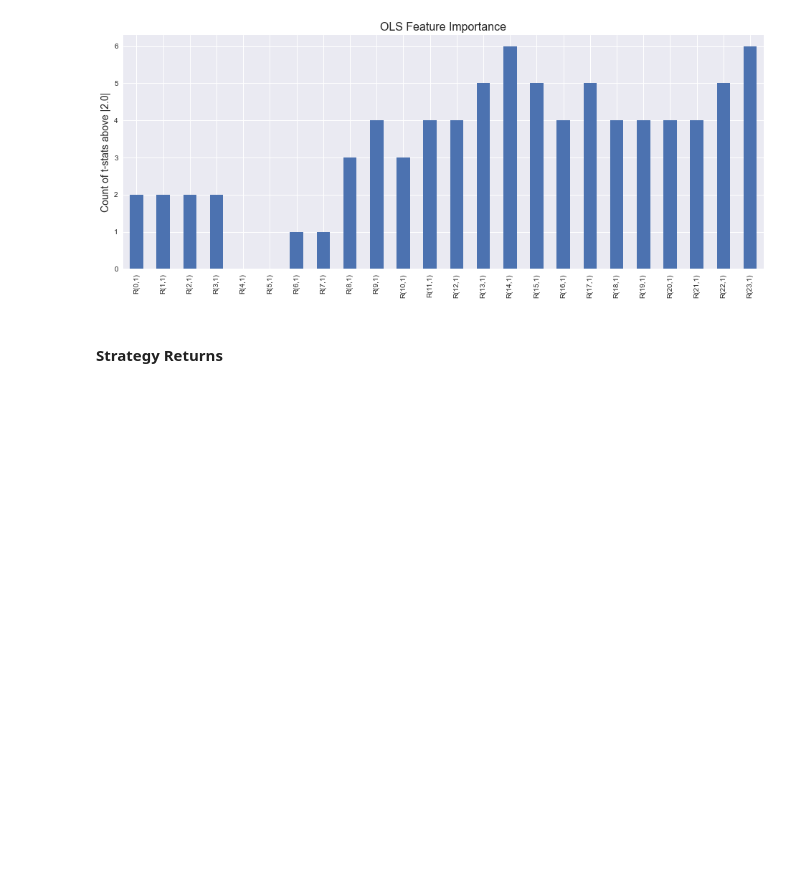
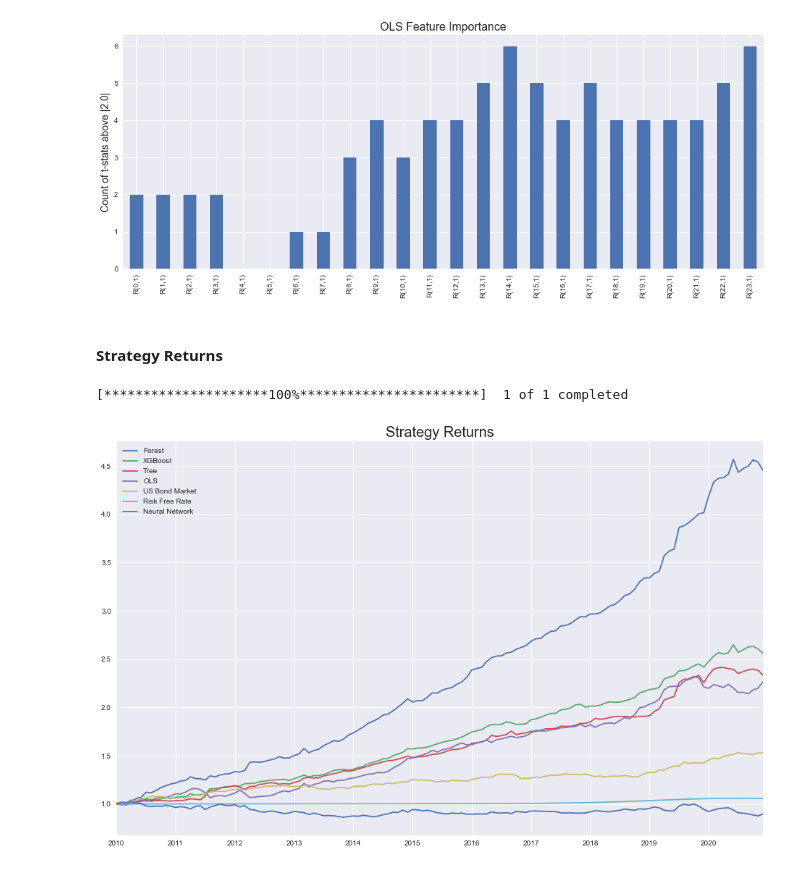
Before and after one commit to santoromano/Corporate-Bond-Factors, a Jupyter notebook: empirics.ipynb, the cells around one changed output. Saved outputs shown, nothing was run; the diff lists cells and outputs as text; code cells hidden in the pictures; blank space fills up the shorter version.

Commit message:
Strategy return plot

```diff
--- a/empirics.ipynb
+++ b/empirics.ipynb
@@ -738,5 +738,39 @@ def strat_return():
 strat_returns, decile_returns = strat_return()
 # %%
 import pandas_datareader.data as pdr
-bonds = pdr.DataReader('AGG', 'stooq', '2001-01-01')
-rf = pdr.DataReader('DGS1MO', 'fred', '2001-01-01')
+import yfinance as yfin
+yfin.pdr_override()
+
+bonds = pdr.get_data_yahoo('AGG', start='2001-01-01')
+rf = pdr.get_data_fred('DGS1MO', start='2001-01-01')
+# %% [output]
+[*********************100%***********************]  1 of 1 completed
+# %%
+strat_returns.index = pd.to_datetime(strat_returns.index)
+
+bond_returns = bonds.sort_index().resample('M').last()['Adj Close']
+bond_returns = np.log(bond_returns/bond_returns.shift(1)).to_frame()
+bond_returns.columns = ['US Bond Market']
+bond_returns.index = pd.to_datetime(bond_returns.index)
+
+rf_returns = rf.sort_index().resample('M').mean()/100
+rf_returns = (1+rf_returns)**(1/12)-1
+rf_returns.columns = ['Risk Free Rate']
+# %%
+bonds = pd.merge(bond_returns, rf_returns, left_index=True, right_index=True)
+returns = pd.merge(strat_returns, bonds, left_index=True, right_index=True)
+# %%
+returns = (1+returns[['Forest', 'XGBoost','Tree', 'OLS', 'US Bond Market','Risk Free Rate',  'Neural Network']]).cumprod()
+# %%
+fig, ax = plt.subplots(figsize=(16,10))
+
+ax = returns.plot(ax=ax)
+ax.set_title('Strategy Returns', fontsize=20)
+ax.set_xlabel("")
+ax.set_ylabel("")
+
+plt.show()
+
+# plt.savefig('Strategy Returns.jpg')
+# %% [output]
+[figure, added]
```
